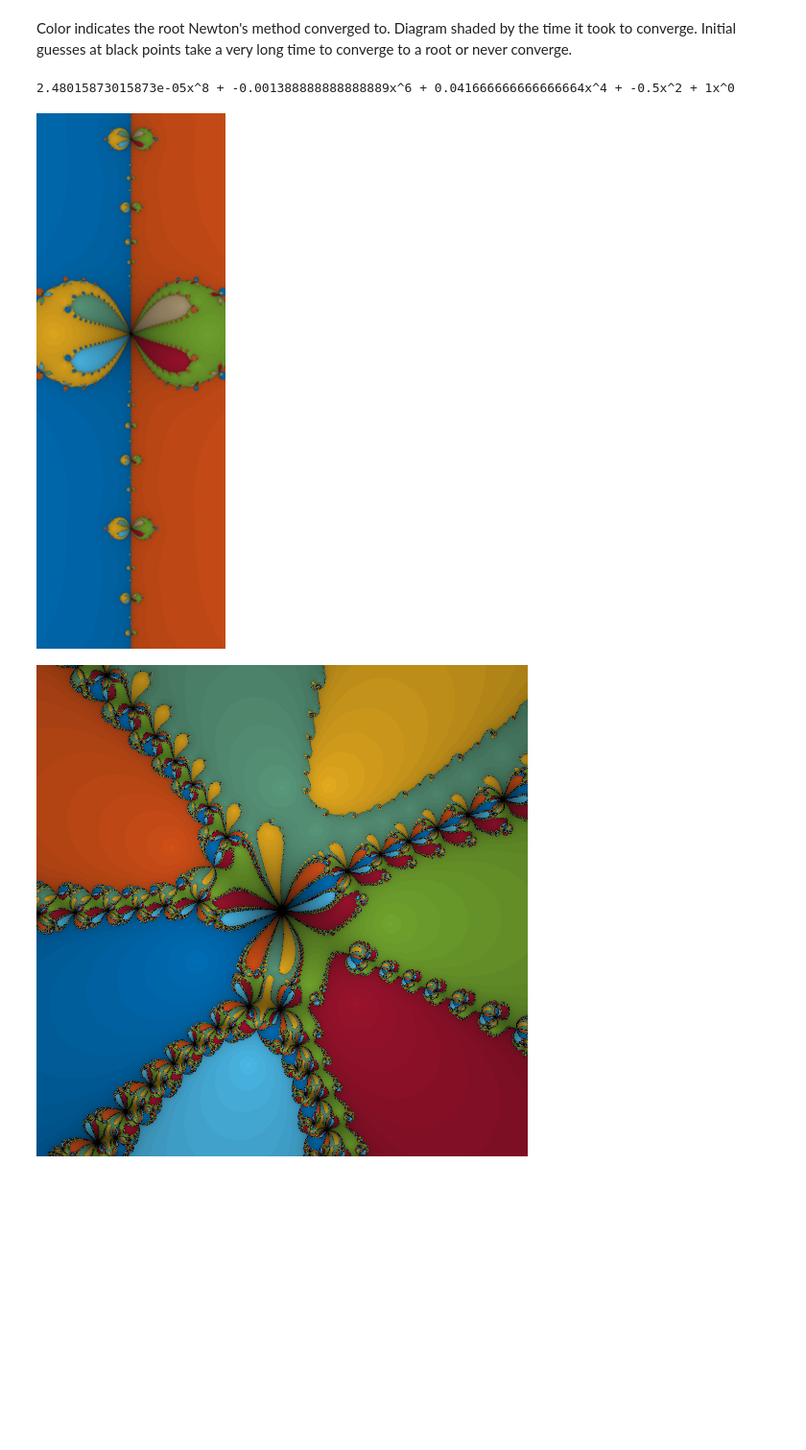
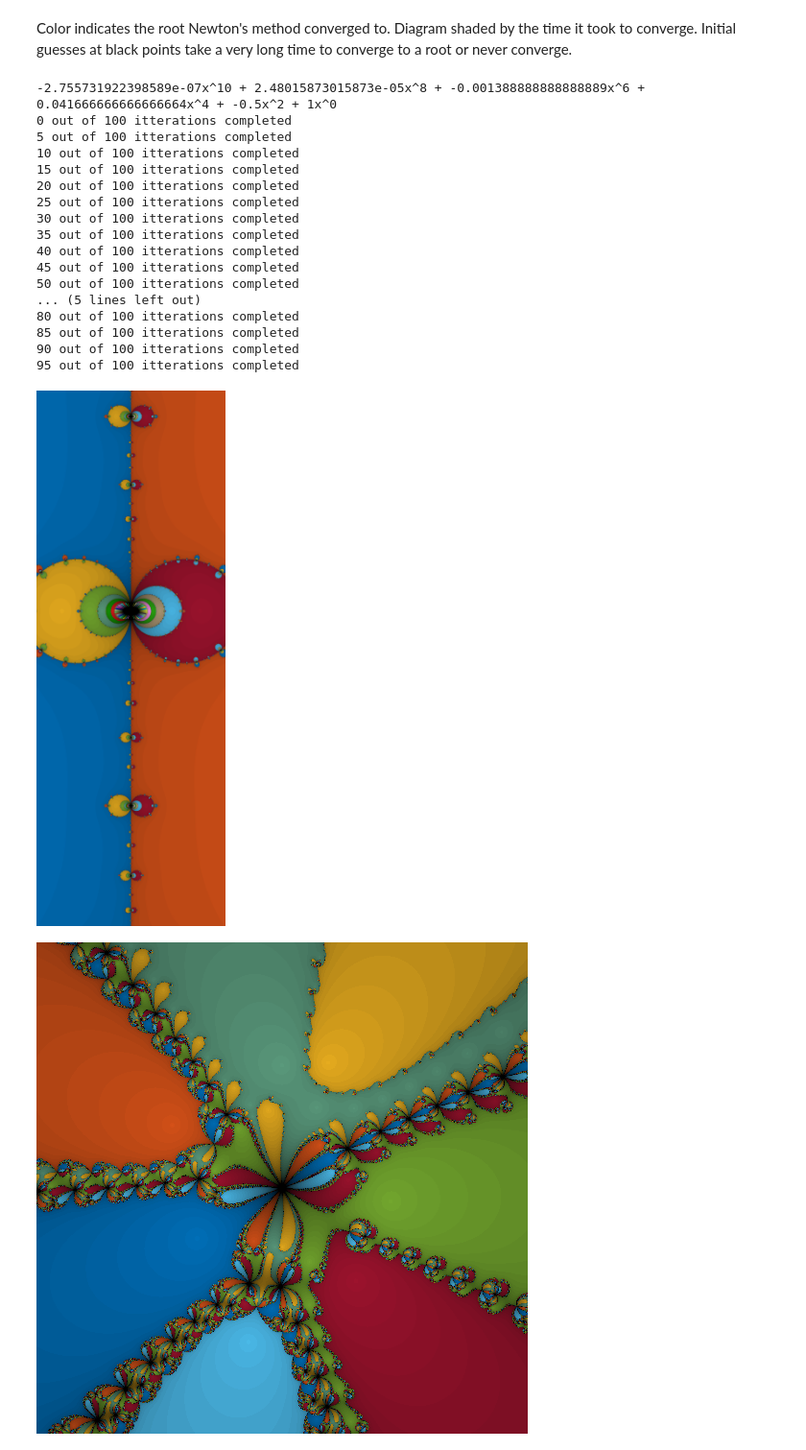
Before and after one commit to sefsnf/Math152, a Jupyter notebook: Exploration_Project_2.ipynb, the cells around one changed output. Shown at 96% size. Cells and saved outputs as stored; diff of their text form; code cells hidden in the pictures; blank space fills up the shorter version.

```diff
--- a/Exploration_Project_2.ipynb
+++ b/Exploration_Project_2.ipynb
@@ -46,7 +46,7 @@ def polyNewtMethod(coeffs, a, X, itter):
         Xnp1 = X - a * polyEval(coeffs,X) / polyEval(pdivcoeffs,X)
         cTime[np.logical_and(np.abs(X-Xnp1)<0.001, cTime == -1)] = n
         X = Xnp1
-        #if (n % 5 == 0): print("{0} out of {1} itterations completed".format(n,itter))
+        if (n % 5 == 0): print("{0} out of {1} itterations completed".format(n,itter))
 
     return (X,cTime)
 # %% [markdown]
@@ -178,13 +178,38 @@ Color indicates the root Newton's method converged to.
 Diagram shaded by the time it took to converge. Initial guesses at black points take a very long time to converge to a root or never converge.
 # %%
 #test block-remember to delete
-#polyNewtMethod([100,0,-1], [10.1], 2000)
-polycoeffs=[1,0,-1/2,0,1/24,0,-1/720,0,1/40320]
-print(polyToString(polycoeffs))
-newtFractal(polycoeffs,1, 50, (-0.3,0.3,-1,0.7,1024, 40))
+def cosineTaylorTerms(n):
+    out = [1]
+    facterm = 1
+    for i in range(1,n):
+        facterm *= 2*i
+        out = out + [0,(1 if i%2 == 0 else -1) / facterm]
+        facterm *= 2*i+1
+    return out
+
+
+print(polyToString(cosineTaylorTerms(6)))
+
+newtFractal(cosineTaylorTerms(25),1, 100, (-0.3,0.3,-1,0.7,1024, 40))
 # %% [output]
-2.48015873015873e-05x^8 + -0.001388888888888889x^6 + 0.041666666666666664x^4 + -0.5x^2 + 1x^0
+-2.755731922398589e-07x^10 + 2.48015873015873e-05x^8 + -0.001388888888888889x^6 + 0.041666666666666664x^4 + -0.5x^2 + 1x^0
+0 out of 100 itterations completed
+5 out of 100 itterations completed
+10 out of 100 itterations completed
+15 out of 100 itterations completed
+20 out of 100 itterations completed
+25 out of 100 itterations completed
+30 out of 100 itterations completed
+35 out of 100 itterations completed
+40 out of 100 itterations completed
+45 out of 100 itterations completed
+50 out of 100 itterations completed
+... (5 lines left out)
+80 out of 100 itterations completed
+85 out of 100 itterations completed
+90 out of 100 itterations completed
+95 out of 100 itterations completed
-[figure, old version]
+[figure, new version]
 # %%
 #test block-remember to delete
 fractalZoom([-1,0,0,1j,0,1,0,1],1, 50, (-2,2,-2,2,512, 40), (-0.939,0,0.5, 10))
```
